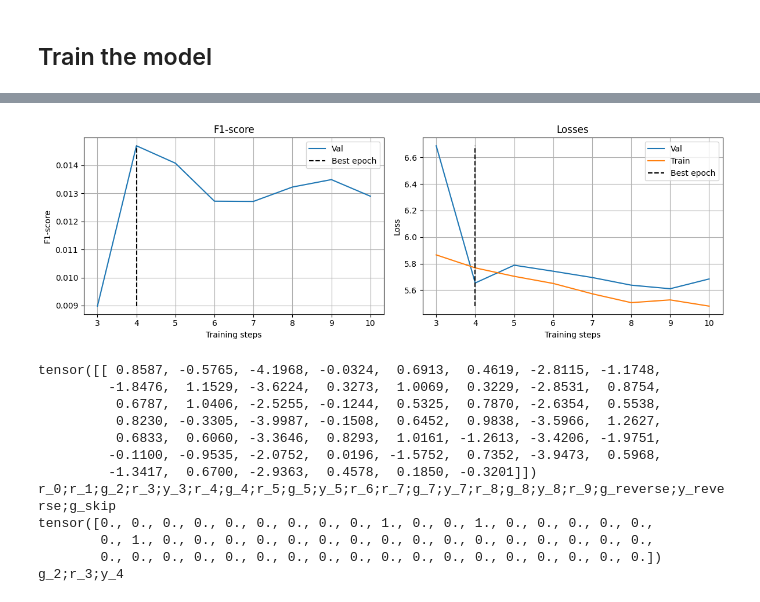
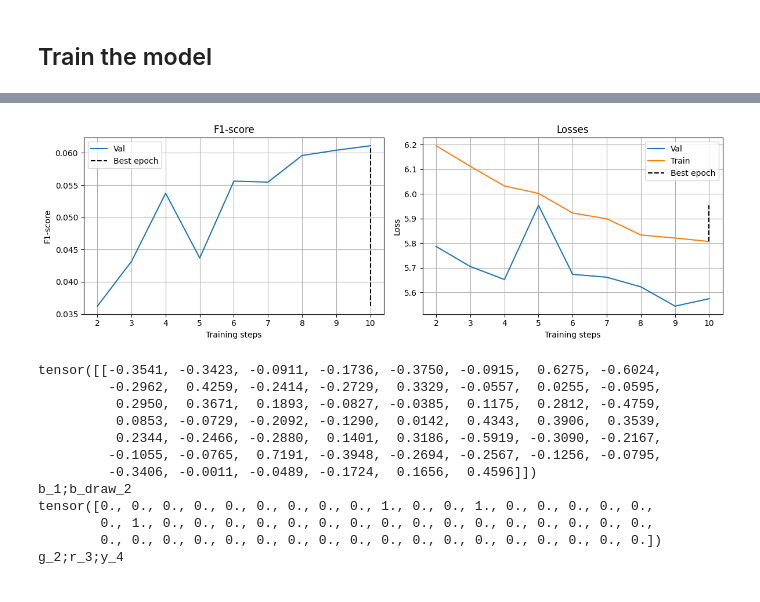
Before and after one commit to nstaehel/IAPR26, a Jupyter notebook: UNO_ML.ipynb, the cells around one changed output, grey strips where cells are left out. Cells and saved outputs as stored; diff of their text form; code cells hidden in the pictures.

```diff
--- a/UNO_ML.ipynb
+++ b/UNO_ML.ipynb
@@ -160,3 +138,35 @@ class UNOImageDataset(Dataset):
+# %%
+class UNOImageDataset(Dataset):
+    def __init__(self, img_dir, annotations_file, divide_image, label_string_to_tensor, transform=None, device='cpu'):
+        # Annotations contains : 'image_id', 'center_card', 'active_player', 'player_1_cards', 'player_2_cards', 'player_3_cards', 'player_4_cards'
+        annotations = pd.read_csv(annotations_file)
+        self.device = device
+        self.transform = transform
+        # Store image labels
+        self.img_labels = torch.zeros((5*len(annotations['image_id']), len(card_name_list)), dtype=torch.float32)
+        self.img_labels[0::5] = torch.tensor([list(label_string_to_tensor(label)) for label in annotations['center_card']])
+        self.img_labels[1::5] = torch.tensor([list(label_string_to_tensor(label)) for label in annotations['player_1_cards']])
+        self.img_labels[2::5] = torch.tensor([list(label_string_to_tensor(label)) for label in annotations['player_2_cards']])
+        self.img_labels[3::5] = torch.tensor([list(label_string_to_tensor(label)) for label in annotations['player_3_cards']])
+        self.img_labels[4::5] = torch.tensor([list(label_string_to_tensor(label)) for label in annotations['player_4_cards']])
+        # Store images
+        self.imgs = torch.zeros((5*len(annotations['image_id']), 3, 886, 2228), dtype=torch.uint8)
+        for img_index in range(len(annotations['image_id'])):
+            img_path = os.path.join(img_dir, annotations['image_id'][img_index]) + '.jpg'
+            full_image = decode_image(img_path)
+            for divided_img_index in range(5):
+                self.imgs[img_index*5 + divided_img_index] = divide_image(full_image, divided_img_index)
+
+    def __len__(self):
+        return len(self.img_labels)
+
+    def __getitem__(self, idx):
+        image = self.imgs[idx]
+        if (self.transform != None):
+            image = self.transform(image)
+        image = image.to(self.device)
+        label = self.img_labels[idx].to(self.device)
+        return image, label
 # %%
 full_dataset = UNOImageDataset(img_dir, annotations_file, divide_image, label_string_to_tensor, transform=transforms, device=device)
 train_dataset, val_dataset, test_dataset = torch.utils.data.random_split(full_dataset, train_val_test_split, generator=torch.Generator().manual_seed(42))
@@ -323,6 +333,8 @@ def train_epoch(model, train_loader, optimizer, loss_fn):
         loss.backward()
         optimizer.step()
         running_loss += loss.item()
+        del loss
+        del preds
     return running_loss / len(train_loader)
 
 def valid_epoch(model, test_loader, loss_fn):
@@ -335,6 +347,8 @@ def valid_epoch(model, test_loader, loss_fn):
             loss = loss_fn(preds, labels)
             running_loss += loss.item()
             running_f1_loss += f1_score(labels, preds).item()
+            del loss
+            del preds
         f1 = running_f1_loss / len(test_loader)
         loss = running_loss / len(test_loader)
     return f1, loss
@@ -364,7 +378,9 @@ def train(model, train_loader, val_loader, nb_epochs, optimizer, scheduler, loss
             print(f"Current train loss = {train_losses[-1]}, current validation loss = {val_losses[-1]}, current validation f1 loss = {val_f1s[-1]}")
     return best_model, best_f1, best_epoch, val_f1s, val_losses, train_losses
 # %%
-loss_fn = nn.CrossEntropyLoss()
+def loss_fn(preds, labels):
+    return nn.functional.mse_loss(preds, labels) + nn.functional.cross_entropy(preds, labels)
+#loss_fn = nn.CrossEntropyLoss()
 optimizer = torch.optim.AdamW(model.parameters(), lr=learning_rate, weight_decay=weight_decay)
 scheduler = torch.optim.lr_scheduler.CosineAnnealingLR(optimizer, nb_epochs)
 # %%
@@ -378,23 +394,26 @@ Best model at epoch 4 -> 1.47% F1 score
 # %%
-plot_training(best_epoch, val_f1s, val_losses, train_losses, first_epoch_plot=3)
+plot_training(best_epoch, val_f1s, val_losses, train_losses, first_epoch_plot=2)
 # %% [output]
-[figure, old version]
+[figure, new version]
 # %%
 with torch.no_grad():
+    model = UNO_Model().to(device)
+    model.load_state_dict(best_model)
+    model.eval()
     label_predict = model(image_sample.unsqueeze(0))
     print(label_predict)
     print(label_tensor_to_string(label_predict))
     print(label_sample)
     print(label_tensor_to_string(label_sample))
 # %% [output]
-tensor([[ 0.8587, -0.5765, -4.1968, -0.0324,  0.6913,  0.4619, -2.8115, -1.1748,
-         -1.8476,  1.1529, -3.6224,  0.3273,  1.0069,  0.3229, -2.8531,  0.8754,
-          0.6787,  1.0406, -2.5255, -0.1244,  0.5325,  0.7870, -2.6354,  0.5538,
-          0.8230, -0.3305, -3.9987, -0.1508,  0.6452,  0.9838, -3.5966,  1.2627,
-          0.6833,  0.6060, -3.3646,  0.8293,  1.0161, -1.2613, -3.4206, -1.9751,
-         -0.1100, -0.9535, -2.0752,  0.0196, -1.5752,  0.7352, -3.9473,  0.5968,
-         -1.3417,  0.6700, -2.9363,  0.4578,  0.1850, -0.3201]])
-r_0;r_1;g_2;r_3;y_3;r_4;g_4;r_5;g_5;y_5;r_6;r_7;g_7;y_7;r_8;g_8;y_8;r_9;g_reverse;y_reverse;g_skip
+tensor([[-0.3541, -0.3423, -0.0911, -0.1736, -0.3750, -0.0915,  0.6275, -0.6024,
+         -0.2962,  0.4259, -0.2414, -0.2729,  0.3329, -0.0557,  0.0255, -0.0595,
+          0.2950,  0.3671,  0.1893, -0.0827, -0.0385,  0.1175,  0.2812, -0.4759,
+          0.0853, -0.0729, -0.2092, -0.1290,  0.0142,  0.4343,  0.3906,  0.3539,
+          0.2344, -0.2466, -0.2880,  0.1401,  0.3186, -0.5919, -0.3090, -0.2167,
+         -0.1055, -0.0765,  0.7191, -0.3948, -0.2694, -0.2567, -0.1256, -0.0795,
+         -0.3406, -0.0011, -0.0489, -0.1724,  0.1656,  0.4596]])
+b_1;b_draw_2
 tensor([0., 0., 0., 0., 0., 0., 0., 0., 0., 1., 0., 0., 1., 0., 0., 0., 0., 0.,
         0., 1., 0., 0., 0., 0., 0., 0., 0., 0., 0., 0., 0., 0., 0., 0., 0., 0.,
         0., 0., 0., 0., 0., 0., 0., 0., 0., 0., 0., 0., 0., 0., 0., 0., 0., 0.])
```
Also changed, not shown: parts of 8 cells of this notebook.
